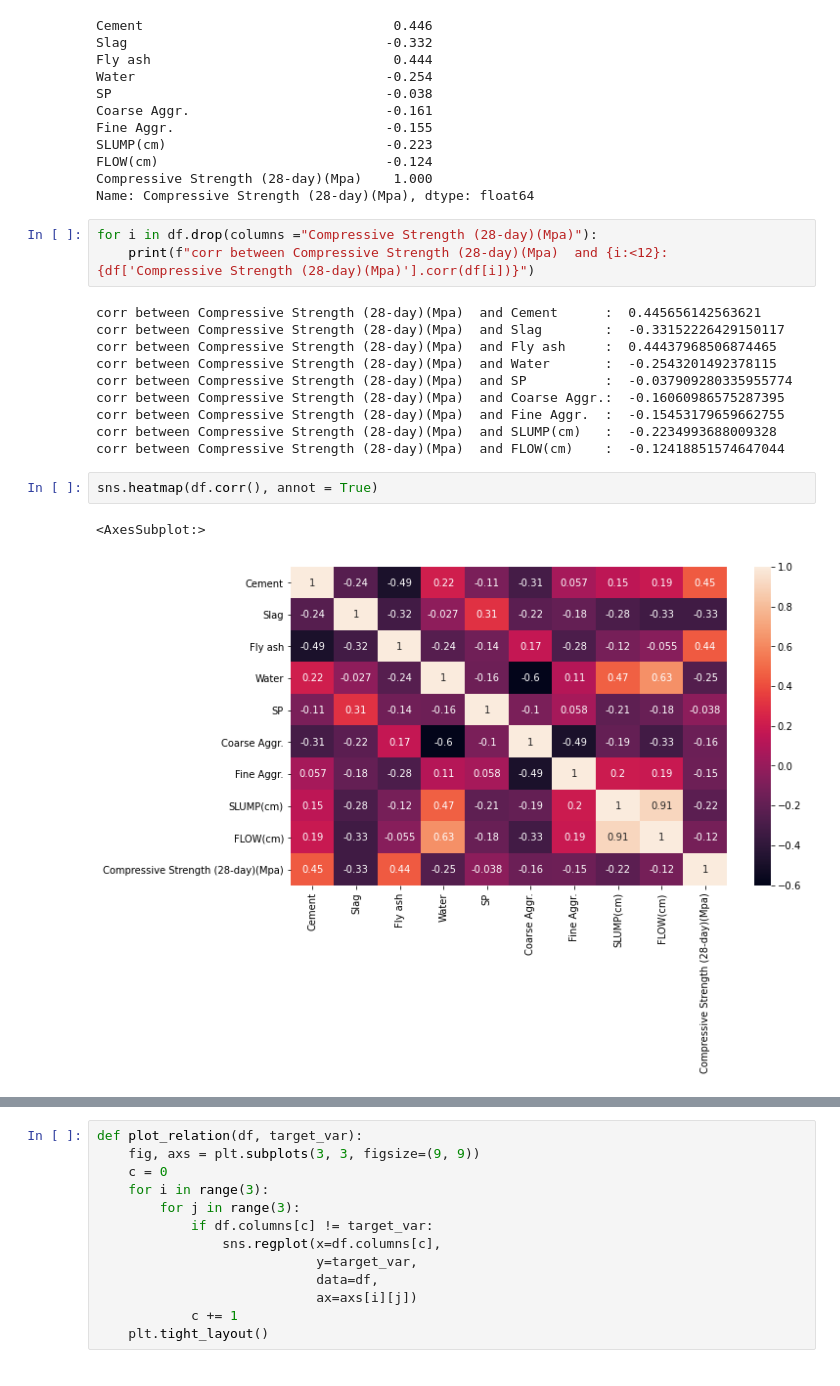
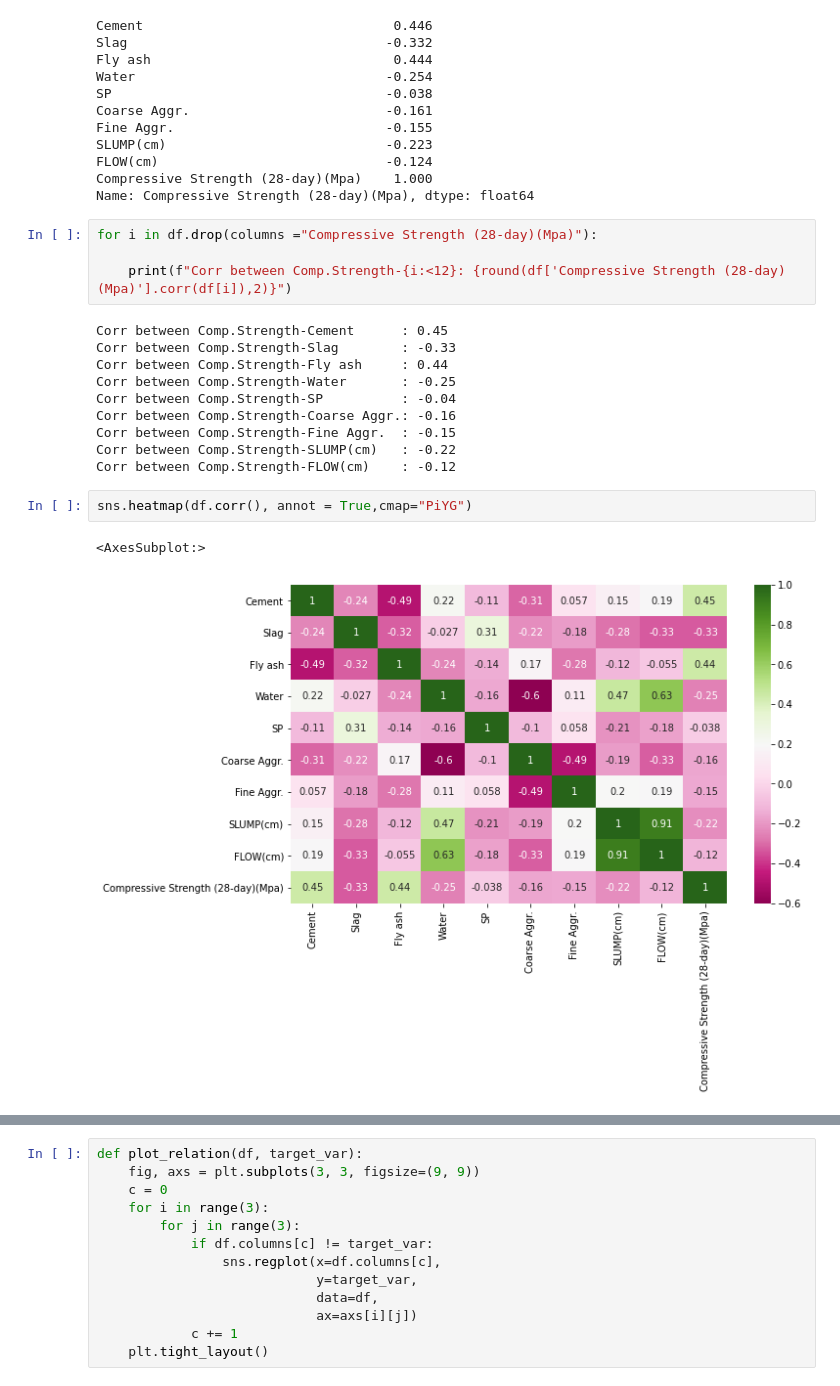
Before and after one commit to glcn35/machine_learning, a Jupyter notebook: assigment/D1178-gülcan_cement_slump_assignment_1.ipynb, the cells around one changed output, grey strips where cells are left out. Drawn from its saved outputs; the diff is of its cells as text.

```diff
--- a/assigment/D1178-gülcan_cement_slump_assignment_1.ipynb
+++ b/assigment/D1178-gülcan_cement_slump_assignment_1.ipynb
@@ -145,19 +146,20 @@ Compressive Strength (28-day)(Mpa)    1.000
 Name: Compressive Strength (28-day)(Mpa), dtype: float64
 # %%
 for i in df.drop(columns ="Compressive Strength (28-day)(Mpa)"):
-    print(f"corr between Compressive Strength (28-day)(Mpa)  and {i:<12}:  {df['Compressive Strength (28-day)(Mpa)'].corr(df[i])}")
+
+    print(f"Corr between Comp.Strength-{i:<12}: {round(df['Compressive Strength (28-day)(Mpa)'].corr(df[i]),2)}")
 # %% [output]
-corr between Compressive Strength (28-day)(Mpa)  and Cement      :  0.445656142563621
-corr between Compressive Strength (28-day)(Mpa)  and Slag        :  -0.33152226429150117
-corr between Compressive Strength (28-day)(Mpa)  and Fly ash     :  0.44437968506874465
-corr between Compressive Strength (28-day)(Mpa)  and Water       :  -0.2543201492378115
-corr between Compressive Strength (28-day)(Mpa)  and SP          :  -0.037909280335955774
-corr between Compressive Strength (28-day)(Mpa)  and Coarse Aggr.:  -0.16060986575287395
-corr between Compressive Strength (28-day)(Mpa)  and Fine Aggr.  :  -0.15453179659662755
-corr between Compressive Strength (28-day)(Mpa)  and SLUMP(cm)   :  -0.2234993688009328
-corr between Compressive Strength (28-day)(Mpa)  and FLOW(cm)    :  -0.12418851574647044
+Corr between Comp.Strength-Cement      : 0.45
+Corr between Comp.Strength-Slag        : -0.33
+Corr between Comp.Strength-Fly ash     : 0.44
+Corr between Comp.Strength-Water       : -0.25
+Corr between Comp.Strength-SP          : -0.04
+Corr between Comp.Strength-Coarse Aggr.: -0.16
+Corr between Comp.Strength-Fine Aggr.  : -0.15
+Corr between Comp.Strength-SLUMP(cm)   : -0.22
+Corr between Comp.Strength-FLOW(cm)    : -0.12
 # %%
-sns.heatmap(df.corr(), annot = True)
+sns.heatmap(df.corr(), annot = True,cmap="PiYG")
 # %% [output]
 <AxesSubplot:>
-[figure, old version]
+[figure, new version]
```
Also changed, not shown: parts of 9 cells of this notebook.
